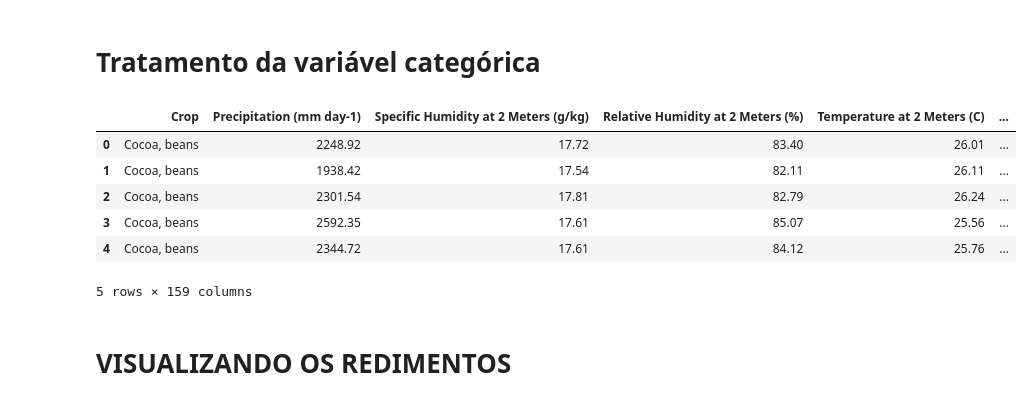
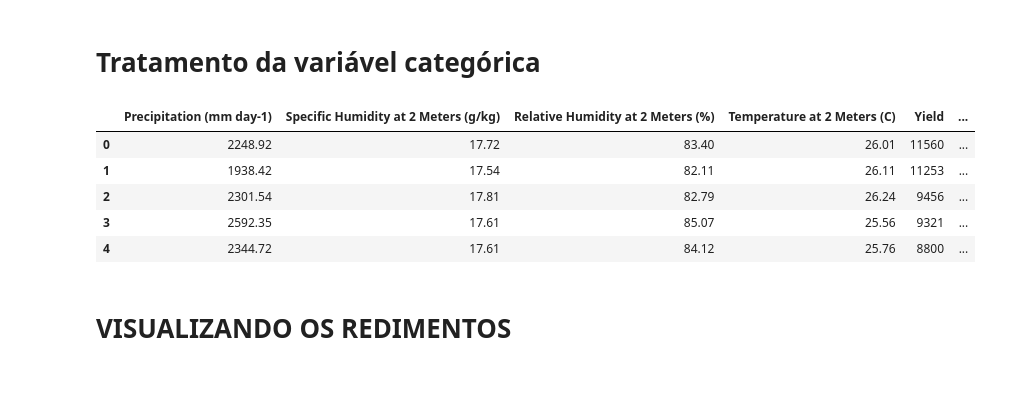
Before and after one commit to anakolodji/Farmtech_Analise_Rendimento_Agricola, a Jupyter notebook: index.ipynb, the cells around one changed output. Drawn from its saved outputs; the diff is of its cells as text; code cells hidden in the pictures.

```diff
--- a/index.ipynb
+++ b/index.ipynb
@@ -97,16 +96,15 @@ plt.show()
 # Tratamento da variável categórica
 # %%
 # Transformação da variável categórica 'Cultura' em variáveis dummy
-df_encoded = pd.get_dummies(df, columns=['Yield'], drop_first=True)
+df_encoded = pd.get_dummies(df, columns=['Crop'], drop_first=True)
 df_encoded.head()
 # %% [output]
-|  | Crop | Precipitation (mm day-1) | Specific Humidity at 2 Meters (g/kg) | Relative Humidity at 2 Meters (%) | Temperature at 2 Meters (C) | ... |
-| 0 | Cocoa, beans | 2248.92 | 17.72 | 83.40 | 26.01 | ... |
-| 1 | Cocoa, beans | 1938.42 | 17.54 | 82.11 | 26.11 | ... |
-| 2 | Cocoa, beans | 2301.54 | 17.81 | 82.79 | 26.24 | ... |
-| 3 | Cocoa, beans | 2592.35 | 17.61 | 85.07 | 25.56 | ... |
-| 4 | Cocoa, beans | 2344.72 | 17.61 | 84.12 | 25.76 | ... |
+|  | Precipitation (mm day-1) | Specific Humidity at 2 Meters (g/kg) | Relative Humidity at 2 Meters (%) | Temperature at 2 Meters (C) | Yield | ... |
+| 0 | 2248.92 | 17.72 | 83.40 | 26.01 | 11560 | ... |
+| 1 | 1938.42 | 17.54 | 82.11 | 26.11 | 11253 | ... |
+| 2 | 2301.54 | 17.81 | 82.79 | 26.24 | 9456 | ... |
+| 3 | 2592.35 | 17.61 | 85.07 | 25.56 | 9321 | ... |
+| 4 | 2344.72 | 17.61 | 84.12 | 25.76 | 8800 | ... |
-5 rows × 159 columns
 # %% [markdown]
 # VISUALIZANDO OS REDIMENTOS
 # %%
```
Also changed, not shown: parts of 4 cells of this notebook.
